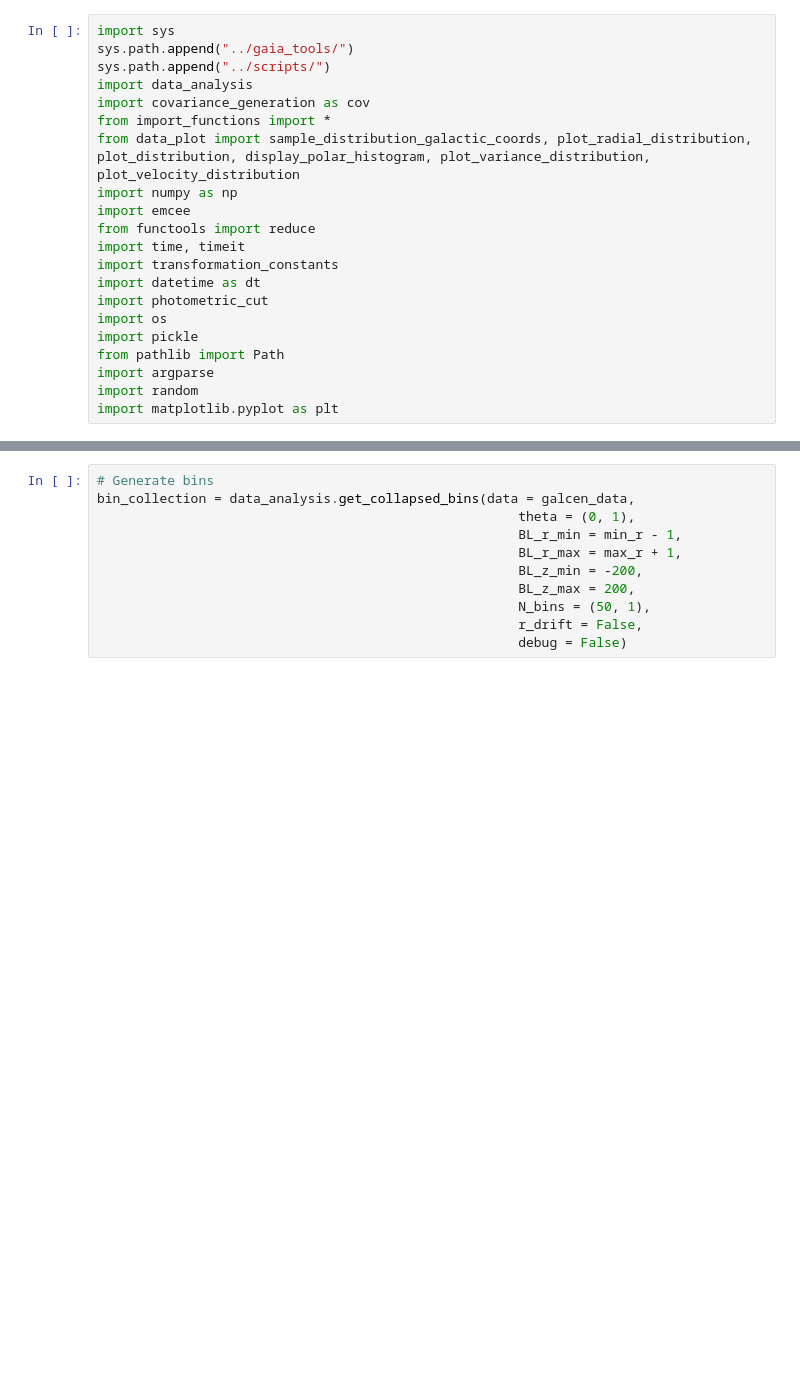
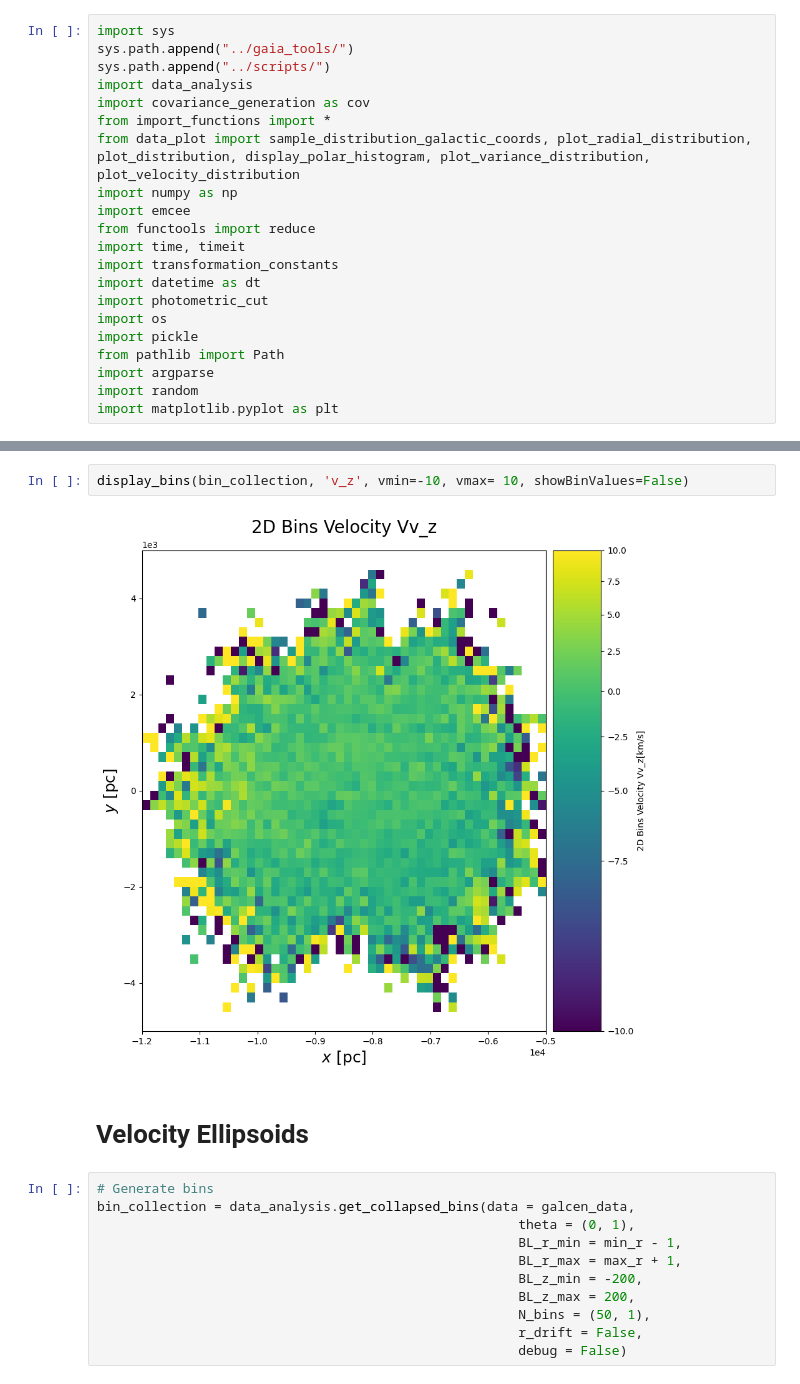
Before and after one commit to HEP-KBFI/gaia-tools, a Jupyter notebook: jupyter-notebook/Velocity_Ellipsoids.ipynb, the cells around one changed output, grey strips where cells are left out. Saved outputs shown, nothing was run; the diff lists cells and outputs as text; blank space fills up the shorter version.

Commit message:
velocity ellipsoids and saving A

```diff
--- a/jupyter-notebook/Velocity_Ellipsoids.ipynb
+++ b/jupyter-notebook/Velocity_Ellipsoids.ipynb
@@ -50,3 +104,9 @@ Final size of sample (270162, 13)
+# %%
+display_bins(bin_collection, 'v_z', vmin=-10, vmax= 10, showBinValues=False)
+# %% [output]
+[figure, added]
+# %% [markdown]
+# Velocity Ellipsoids
 # %%
 # Generate bins
 bin_collection = data_analysis.get_collapsed_bins(data = galcen_data,
```
Also changed, not shown: parts of 4 cells of this notebook, 1 other file.
